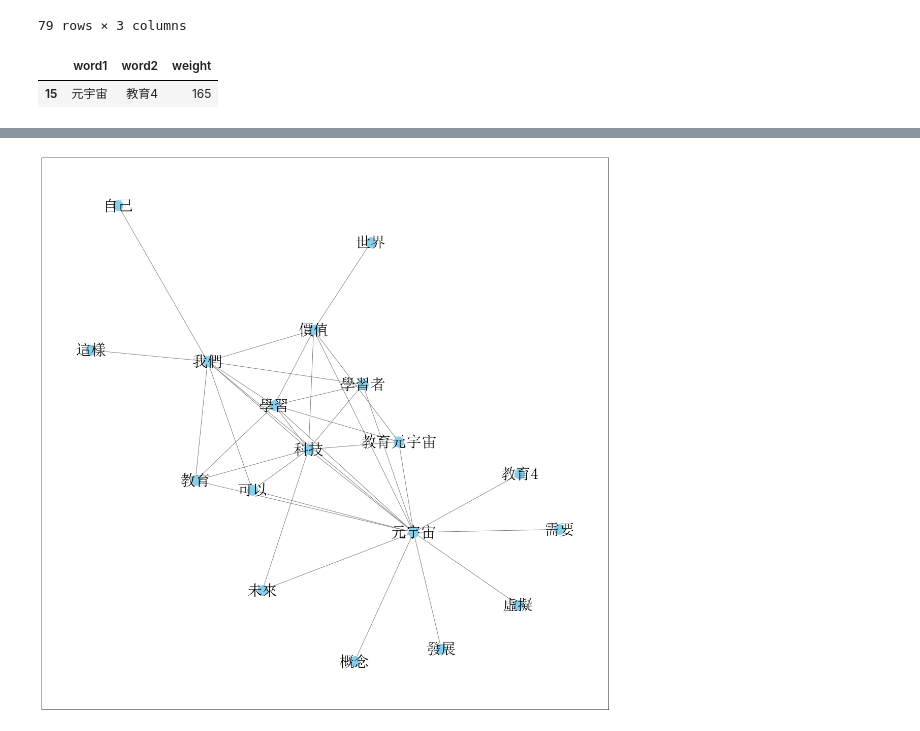
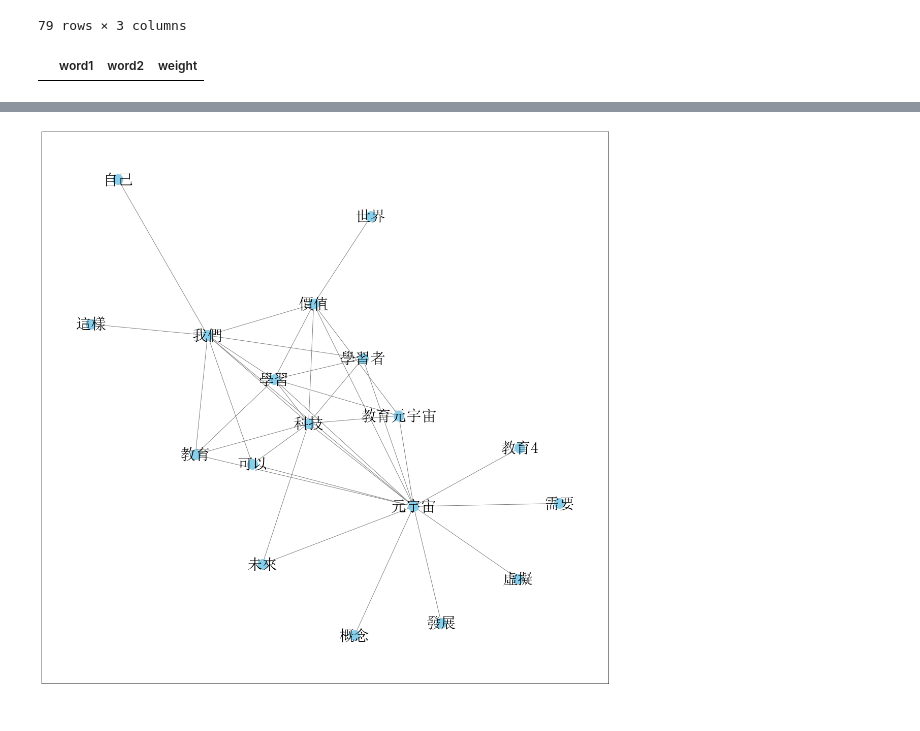
Before and after one commit to pecu/LAT, a Jupyter notebook: coocurrency/coocurrency.ipynb, the cells around one changed output, grey strips where cells are left out. Drawn from its saved outputs; the diff is of its cells as text; code cells hidden in the pictures.

```diff
--- a/coocurrency/coocurrency.ipynb
+++ b/coocurrency/coocurrency.ipynb
@@ -176,11 +176,10 @@ for i in range(0, len(df_part)):
     if( df_part['word1'][i] == df_part['word2'][i] ):
         df_part = df_part.drop(index=i)
 # %%
-sorted_data = df_part[df_part['word2'] == "教育4"].sort_values(['weight'], ascending=False)
+sorted_data = df_part[df_part['word2'] == "體驗"].sort_values(['weight'], ascending=False)
 sorted_data
 # %% [output]
 |  | word1 | word2 | weight |
-| 15 | 元宇宙 | 教育4 | 165 |
 # %%
 import plotly.express as px
 fig = px.bar(sorted_data, x='word1', y='weight')
```
Also changed, not shown: parts of 1 cell of this notebook, 4 other files.
